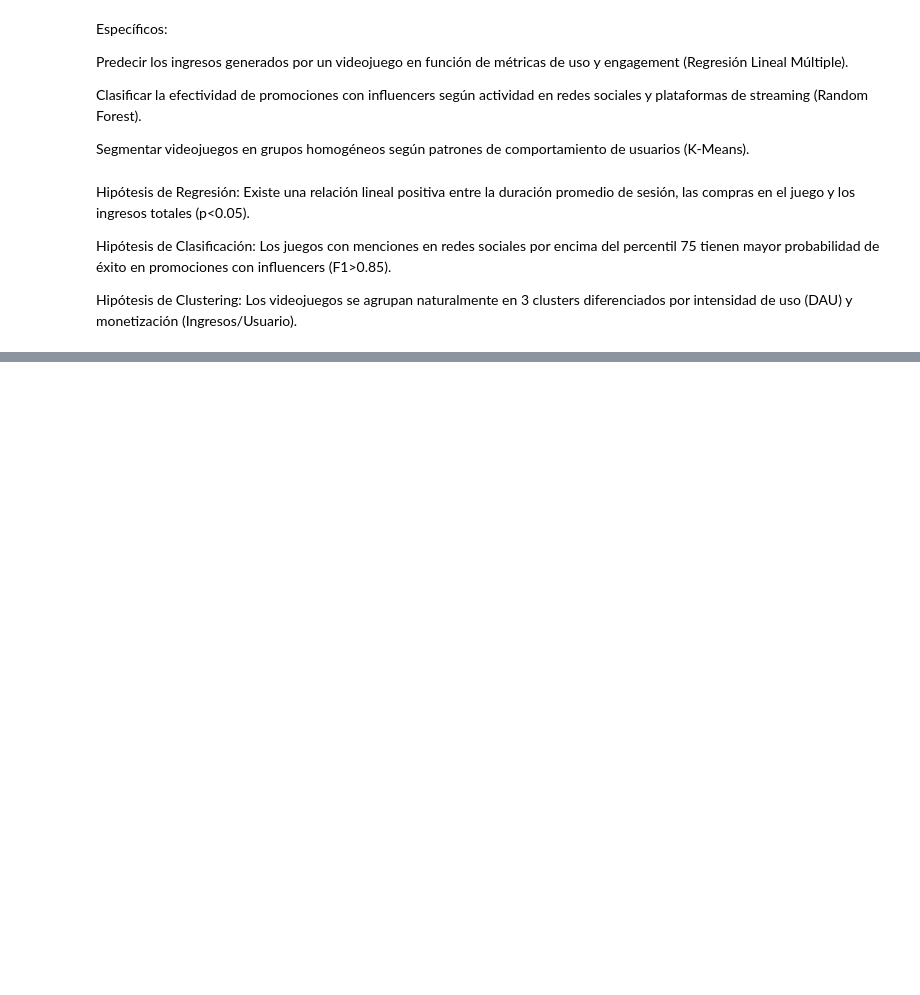
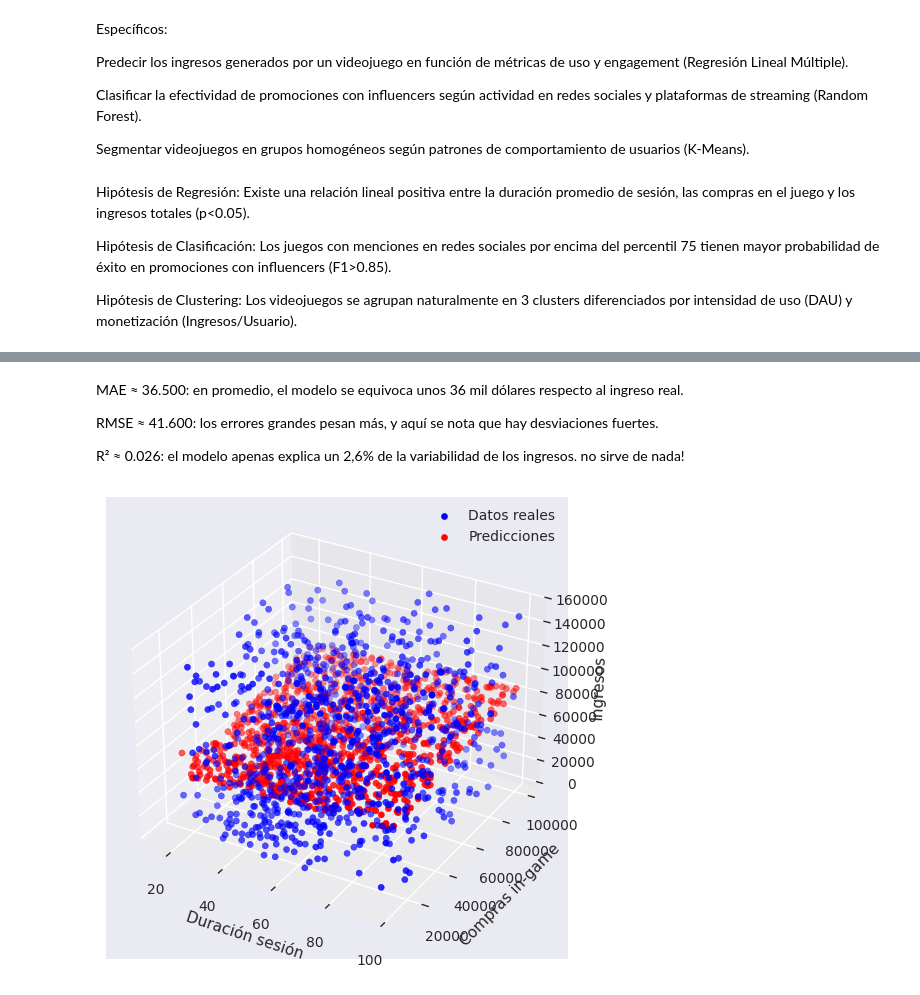
Before and after one commit to Het0c/Inteligencia_negocio, a Jupyter notebook: BI_T2_HectorLopez.ipynb, the cells around one changed output, grey strips where cells are left out. Drawn from its saved outputs; the diff is of its cells as text; code cells hidden in the pictures; blank space fills up the shorter version.

```diff
--- a/BI_T2_HectorLopez.ipynb
+++ b/BI_T2_HectorLopez.ipynb
@@ -36,0 +216,22 @@ df.head()
+# %%
+#Date a tipo datetime
+#Extraer componentes: año, mes, día, día de la semana, trimestre.
+
+df["Date"] = pd.to_datetime(df["Date"])
+df["Year"] = df["Date"].dt.year
+df["Month"] = df["Date"].dt.month
+df["Weekday"] = df["Date"].dt.day_name()
+# %%
+#Normalización y escalado
+
+from sklearn.preprocessing import MinMaxScaler
+scaler = MinMaxScaler()
+df[[ "Revenue ($)", "In-game Purchases ($)"]] = scaler.fit_transform(df[[ "Revenue ($)", "In-game Purchases ($)"]])
+# %%
+# Crear variable binaria 'High_Sales' usando el percentil 75 de ingresos
+threshold = df['Revenue ($)'].quantile(0.75)
+df['High_Sales'] = (df['Revenue ($)'] >= threshold).astype(int)
+
+# Verifica distribución
+print("Distribución de High_Sales:")
+print(df['High_Sales'].value_counts())
@@ -36,0 +280,28 @@ df.head()
+# %% [markdown]
+MAE ≈ 36.500: en promedio, el modelo se equivoca unos 36 mil dólares respecto al ingreso real.
+
+RMSE ≈ 41.600: los errores grandes pesan más, y aquí se nota que hay desviaciones fuertes.
+
+R² ≈ 0.026: el modelo apenas explica un 2,6% de la variabilidad de los ingresos. no sirve de nada!
+# %%
+#visualizacion de resultados
+from mpl_toolkits.mplot3d import Axes3D
+
+fig = plt.figure(figsize=(8,6))
+ax = fig.add_subplot(111, projection='3d')
+
+ax.scatter(X_test['Session Duration (minutes)'],
+           X_test['In-game Purchases ($)'],
+           y_test, c='blue', label='Datos reales')
+
+ax.scatter(X_test['Session Duration (minutes)'],
+           X_test['In-game Purchases ($)'],
+           y_pred, c='red', label='Predicciones')
+
+ax.set_xlabel("Duración sesión")
+ax.set_ylabel("Compras in-game")
+ax.set_zlabel("Ingresos")
+ax.legend()
+plt.show()
+# %% [output]
+[figure, added]
```
Also changed, not shown: parts of 14 cells of this notebook, 2 other files.
